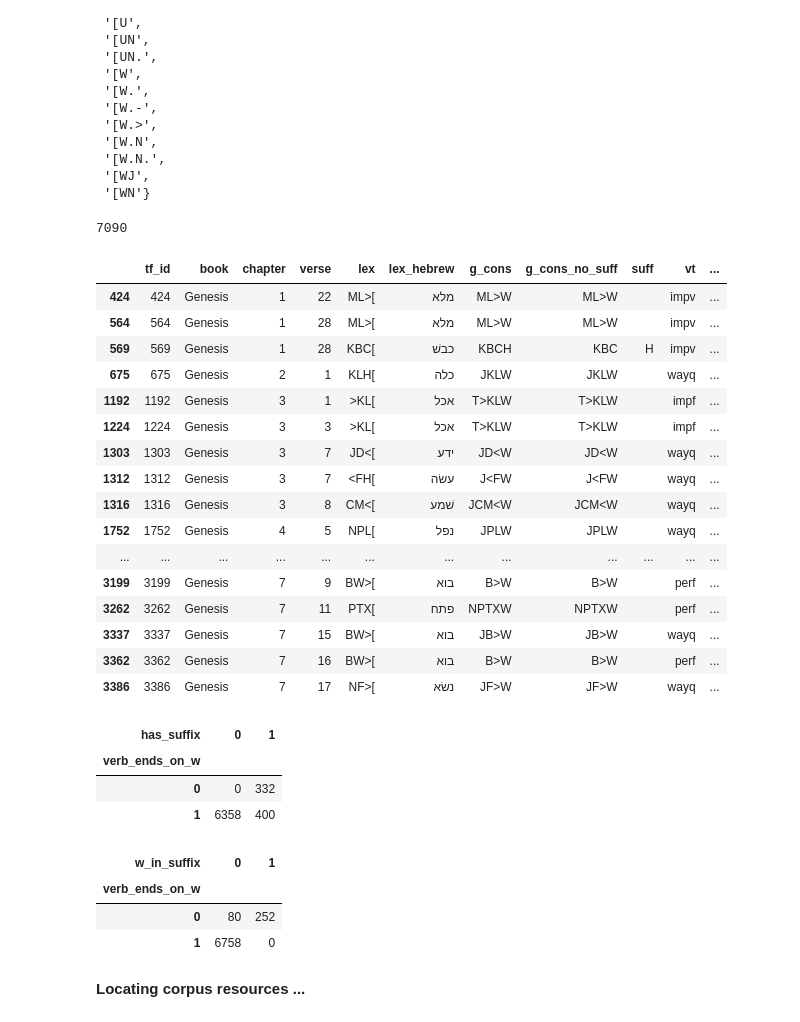
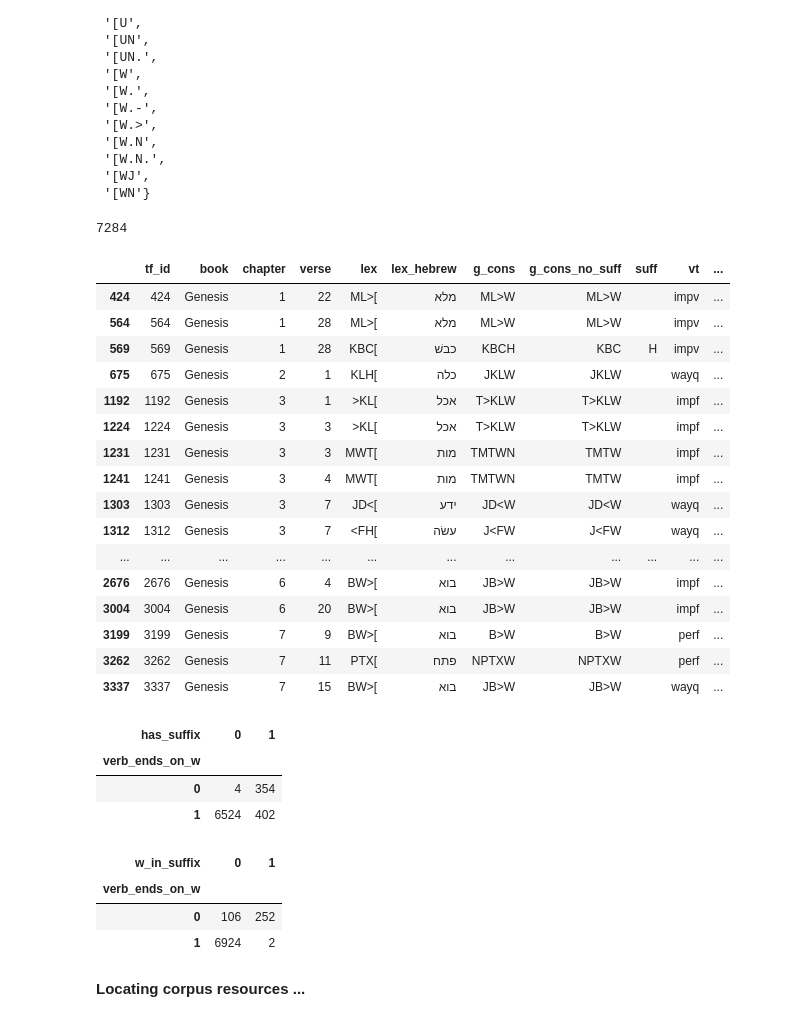
Before and after one commit to MartijnNaaijer/hebrew_spelling_variation, a Jupyter notebook: notebooks/plural_verbs.ipynb, the cells around one changed output. Cells and saved outputs as stored; diff of their text form; code cells hidden in the pictures.

```diff
--- a/notebooks/plural_verbs.ipynb
+++ b/notebooks/plural_verbs.ipynb
@@ -78,9 +78,8 @@ for w in F.otype.s('word'):
     lang = F.language.v(w)
     if is_perfect or is_imperfect or is_imperative and lang == 'Hebrew':
         suff = ''.join([char for char in F.g_prs.v(w) if char in valid_suff_chars])
-        #print(F.lex_utf8.v(w))
+
         vbe = F.g_vbe.v(w)
-
         vbe_set.add(vbe)
 
         lex = F.lex.v(w)
@@ -89,16 +88,19 @@ for w in F.otype.s('word'):
         bo, ch, ve = T.sectionFromNode(w)
         if F.qere.v(w) != None:
             continue
-        if vbe in {'[','[H','[J', '[W.>', '[WJ'}:
-            print(w, bo, ch, ve, vbe, F.g_cons.v(w), suff, F.qere.v(w))
         if lex in lexemes_with_suff:
-            if vbe not in {'[U', '[W', '[W.', '[W.-',}:
+            if vbe in {'[U', '[W', '[W.', '[W.-',} or 'N' in vbe:
                 #print(w, bo, ch, ve, vbe, F.g_cons.v(w), suff, F.qere.v(w))
-                continue
+                #continue
 
-            g_cons_no_suff = F.g_cons.v(w).rstrip(suff)
-            suff_has_w = int('W' in suff)
-            verb_ends_on_w = int(g_cons_no_suff[-1] == 'W')
-            if not g_cons_no_suff.endswith('WN'):
+                g_cons_no_suff = F.g_cons.v(w).rstrip(suff)
+                final_nun = 0
+                if 'N' in vbe:
+                    g_cons_no_suff = F.g_cons.v(w).rstrip('N')
+                    final_nun = 1
+                suff_has_w = int('W' in suff)
+                verb_ends_on_w = int(g_cons_no_suff[-1] == 'W')
+            #print('ji')
+
                 info_dict[w] = [w, bo, ch, ve, lex, F.lex_utf8.v(w), g_cons, g_cons_no_suff, suff,
-                    F.vt.v(w), F.vs.v(w), F.gn.v(w), F.nu.v(w), F.ps.v(w), verb_ends_on_w, has_suffix, suff_has_w]
+                    F.vt.v(w), F.vs.v(w), F.gn.v(w), F.nu.v(w), F.ps.v(w), verb_ends_on_w, has_suffix, suff_has_w, final_nun]
@@ -130,31 +128,31 @@ vbe_set
 # %%
 len(info_dict)
 # %% [output]
-7090
+7284
 # %%
 dat = pd.DataFrame(info_dict).T
 
 dat.columns = ['tf_id', 'book', 'chapter', 'verse', 'lex', 'lex_hebrew', 'g_cons', 'g_cons_no_suff', 'suff', 'vt', 'vs',
-               'gn', 'nu', 'ps', 'verb_ends_on_w', 'has_suffix', 'w_in_suffix']
+               'gn', 'nu', 'ps', 'verb_ends_on_w', 'has_suffix', 'w_in_suffix', 'has_final_nun']
 dat.head(20)
 # %% [output]
 |  | tf_id | book | chapter | verse | lex | lex_hebrew | g_cons | g_cons_no_suff | suff | vt | ... |
 | 424 | 424 | Genesis | 1 | 22 | ML>[ | מלא | ML>W | ML>W |  | impv | ... |
 | 564 | 564 | Genesis | 1 | 28 | ML>[ | מלא | ML>W | ML>W |  | impv | ... |
 | 569 | 569 | Genesis | 1 | 28 | KBC[ | כבשׁ | KBCH | KBC | H | impv | ... |
 | 675 | 675 | Genesis | 2 | 1 | KLH[ | כלה | JKLW | JKLW |  | wayq | ... |
 | 1192 | 1192 | Genesis | 3 | 1 | >KL[ | אכל | T>KLW | T>KLW |  | impf | ... |
 | 1224 | 1224 | Genesis | 3 | 3 | >KL[ | אכל | T>KLW | T>KLW |  | impf | ... |
+| 1231 | 1231 | Genesis | 3 | 3 | MWT[ | מות | TMTWN | TMTW |  | impf | ... |
+| 1241 | 1241 | Genesis | 3 | 4 | MWT[ | מות | TMTWN | TMTW |  | impf | ... |
 | 1303 | 1303 | Genesis | 3 | 7 | JD<[ | ידע | JD<W | JD<W |  | wayq | ... |
 | 1312 | 1312 | Genesis | 3 | 7 | <FH[ | עשׂה | J<FW | J<FW |  | wayq | ... |
-| 1316 | 1316 | Genesis | 3 | 8 | CM<[ | שׁמע | JCM<W | JCM<W |  | wayq | ... |
-| 1752 | 1752 | Genesis | 4 | 5 | NPL[ | נפל | JPLW | JPLW |  | wayq | ... |
 | ... | ... | ... | ... | ... | ... | ... | ... | ... | ... | ... | ... |
+| 2676 | 2676 | Genesis | 6 | 4 | BW>[ | בוא | JB>W | JB>W |  | impf | ... |
+| 3004 | 3004 | Genesis | 6 | 20 | BW>[ | בוא | JB>W | JB>W |  | impf | ... |
 | 3199 | 3199 | Genesis | 7 | 9 | BW>[ | בוא | B>W | B>W |  | perf | ... |
 | 3262 | 3262 | Genesis | 7 | 11 | PTX[ | פתח | NPTXW | NPTXW |  | perf | ... |
 | 3337 | 3337 | Genesis | 7 | 15 | BW>[ | בוא | JB>W | JB>W |  | wayq | ... |
-| 3362 | 3362 | Genesis | 7 | 16 | BW>[ | בוא | B>W | B>W |  | perf | ... |
-| 3386 | 3386 | Genesis | 7 | 17 | NF>[ | נשׂא | JF>W | JF>W |  | wayq | ... |
 # %%
 dat.to_csv('plural_verbs_mt.csv', sep='\t')
 # %%
@@ -162,15 +160,15 @@ pd.crosstab(dat.verb_ends_on_w, dat.has_suffix)
 # %% [output]
 | has_suffix | 0 | 1 |
 | verb_ends_on_w |  |  |
-| 0 | 0 | 332 |
-| 1 | 6358 | 400 |
+| 0 | 4 | 354 |
+| 1 | 6524 | 402 |
 # %%
 pd.crosstab(dat.verb_ends_on_w, dat.w_in_suffix)
 # %% [output]
 | w_in_suffix | 0 | 1 |
 | verb_ends_on_w |  |  |
-| 0 | 80 | 252 |
-| 1 | 6758 | 0 |
+| 0 | 106 | 252 |
+| 1 | 6924 | 2 |
 # %%
 from tf.app import use
 A = use('dt-ucph/sp', hoist=globals())
```
Also changed, not shown: parts of 5 cells of this notebook, 2 other files.
